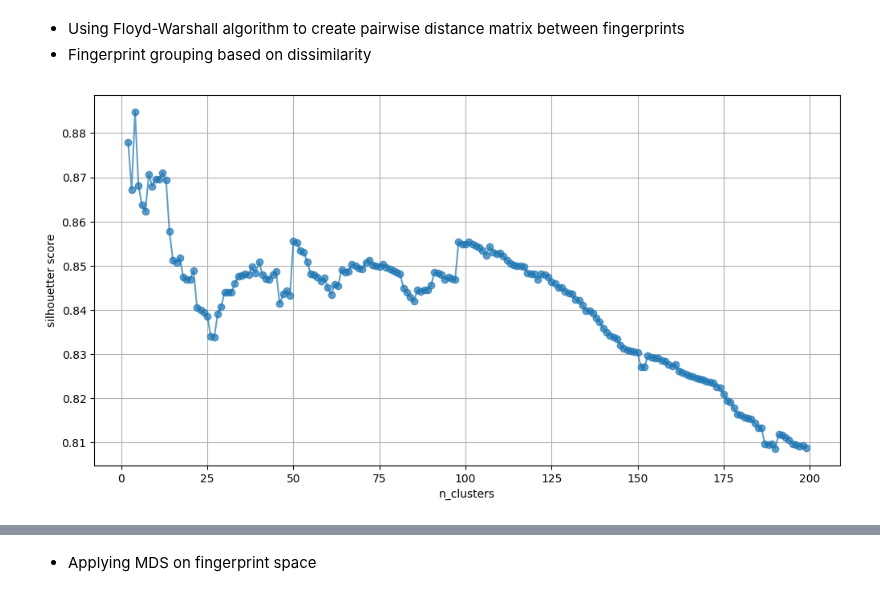
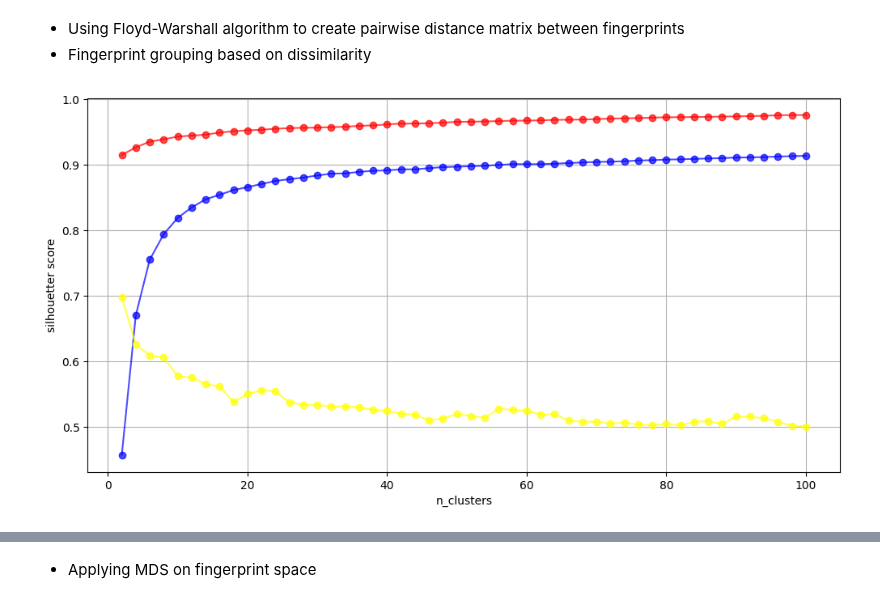
Before and after one commit to hungnd11/my-thesis, a Jupyter notebook: code/notebooks/lifs.ipynb, the cells around one changed output, grey strips where cells are left out. Saved outputs shown, nothing was run; the diff lists cells and outputs as text; code cells hidden in the pictures.

```diff
--- a/code/notebooks/lifs.ipynb
+++ b/code/notebooks/lifs.ipynb
@@ -395,0 +420,17 @@ F = np.vstack(f_list)
+# %%
+def compute_cluster_similarity(pairwise_similarity, ap_clustering):
+  n_clusters = len(set(ap_clustering.labels_))
+
+  cluster_similarity = np.zeros((n_clusters, n_clusters), dtype=np.float64)
+
+  for cluster_a in range(n_clusters):
+    for cluster_b in range(cluster_a + 1, n_clusters):
+      point_a_indices = np.where(ap_clustering.labels_ == cluster_a)[0]
+      point_b_indices = np.where(ap_clustering.labels_ == cluster_b)[0]
+      cluster_sim = pairwise_similarity[point_a_indices, :][:, point_b_indices].mean()
+      cluster_similarity[cluster_a, cluster_b] = cluster_similarity[cluster_b, cluster_a] = cluster_sim
+
+  return cluster_similarity
+# %%
+pw_d = pairwise_distances(F_norm.T, metric=f_dissimilarity)
+pairwise_similarity = 1.0 - pw_d
@@ -411,10 +441,11 @@ ap_priority = np.count_nonzero(F.T + 100, axis=1) / F.T.shape[0]
 # %%
-silhouette_scores = []
+clustering_similarity = []
+ss = []
 n_clusters_values = []
 
-for n_clusters in np.arange(2, 200, 1):
+for distance_threshold in tqdm(np.arange(2, 102, 2)):
   ap_clustering = AgglomerativeClustering(
-    n_clusters=n_clusters,
+    n_clusters=distance_threshold,
     metric="precomputed",
     linkage="average",
   ).fit(pw_d)
@@ -422,16 +453,23 @@ for n_clusters in np.arange(2, 200, 1):
   if ap_clustering.n_clusters_ == 1 or ap_clustering.n_clusters_ == len(pw_d):
     continue
 
-  n_clusters_values.append(n_clusters)
-  silhouette_scores.append(silhouette_score(pw_d, labels=ap_clustering.labels_, metric="precomputed"))
+  n_clusters_values.append(distance_threshold)
+  clustering_similarity.append(compute_cluster_similarity(pairwise_similarity, ap_clustering))
+  ss.append(silhouette_score(pw_d, ap_clustering.labels_, metric="precomputed"))
 # %%
 fig, ax = plt.subplots(1, 1, figsize=(12, 6))
 
-ax.plot(n_clusters_values, silhouette_scores, marker="o", alpha=0.7)
+mean_clustering_scores = [e.mean() for e in clustering_similarity]
+max_clustering_scores = [e.max() for e in clustering_similarity]
+
+ax.plot(n_clusters_values, mean_clustering_scores, marker="o", alpha=0.7, label="mean_score", color="blue")
+ax.plot(n_clusters_values, max_clustering_scores, marker="o", alpha=0.7, label="max_score", color="red")
+ax.plot(n_clusters_values, ss, marker="o", alpha=0.7, label="silhouette", color="yellow")
+
 ax.set_ylabel("silhouetter score")
 ax.set_xlabel("n_clusters")
 ax.grid()
 
 plt.show()
 # %% [output]
-[figure, old version]
+[figure, new version]
```
Also changed, not shown: parts of 48 cells of this notebook, 8 other files.
